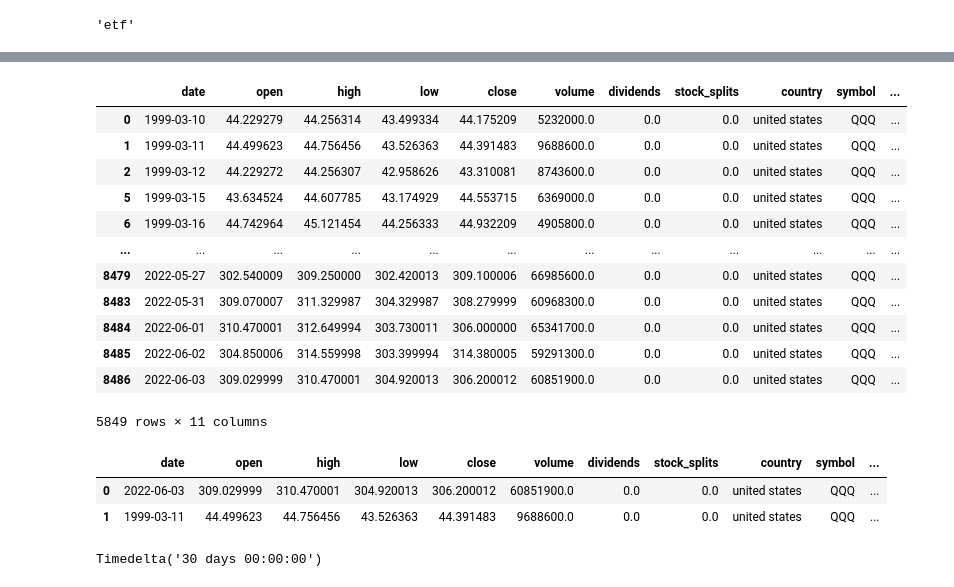
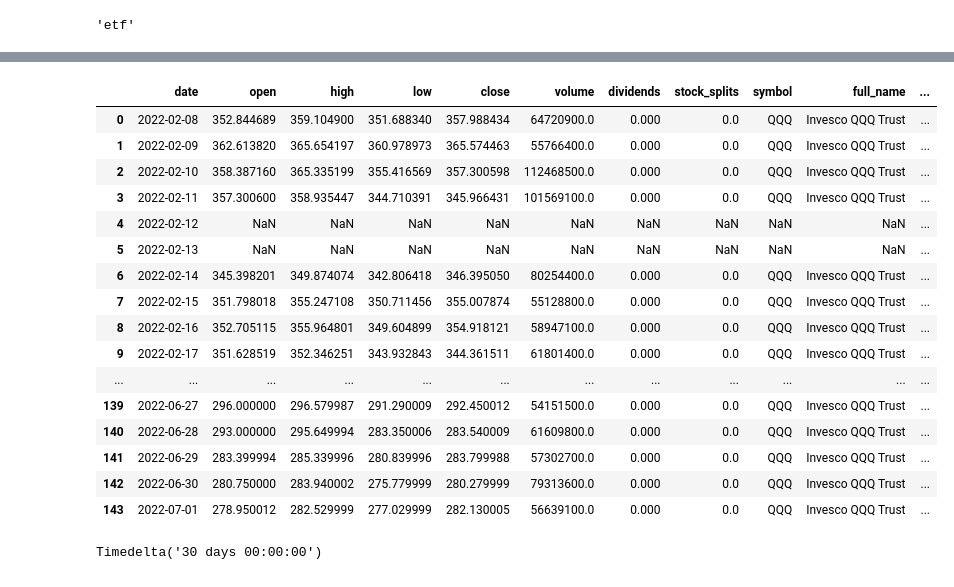
Before and after one commit to vifootball/stock-database-builder, a Jupyter notebook: get_data.ipynb, the cells around one changed output, grey strips where cells are left out. Drawn from its saved outputs; the diff is of its cells as text; code cells hidden in the pictures.

Commit message:
[refactor] use df.set_index() while calculating features of history

```diff
--- a/get_data.ipynb
+++ b/get_data.ipynb
@@ -72,62 +72,58 @@ qqq
-# %%
-qqq.loc[qqq['close'].notnull()]
-# %% [output]
-|  | date | open | high | low | close | volume | dividends | stock_splits | country | symbol | ... |
-| 0 | 1999-03-10 | 44.229279 | 44.256314 | 43.499334 | 44.175209 | 5232000.0 | 0.0 | 0.0 | united states | QQQ | ... |
-| 1 | 1999-03-11 | 44.499623 | 44.756456 | 43.526363 | 44.391483 | 9688600.0 | 0.0 | 0.0 | united states | QQQ | ... |
-| 2 | 1999-03-12 | 44.229272 | 44.256307 | 42.958626 | 43.310081 | 8743600.0 | 0.0 | 0.0 | united states | QQQ | ... |
-| 5 | 1999-03-15 | 43.634524 | 44.607785 | 43.174929 | 44.553715 | 6369000.0 | 0.0 | 0.0 | united states | QQQ | ... |
-| 6 | 1999-03-16 | 44.742964 | 45.121454 | 44.256333 | 44.932209 | 4905800.0 | 0.0 | 0.0 | united states | QQQ | ... |
-| ... | ... | ... | ... | ... | ... | ... | ... | ... | ... | ... | ... |
-| 8479 | 2022-05-27 | 302.540009 | 309.250000 | 302.420013 | 309.100006 | 66985600.0 | 0.0 | 0.0 | united states | QQQ | ... |
-| 8483 | 2022-05-31 | 309.070007 | 311.329987 | 304.329987 | 308.279999 | 60968300.0 | 0.0 | 0.0 | united states | QQQ | ... |
-| 8484 | 2022-06-01 | 310.470001 | 312.649994 | 303.730011 | 306.000000 | 65341700.0 | 0.0 | 0.0 | united states | QQQ | ... |
-| 8485 | 2022-06-02 | 304.850006 | 314.559998 | 303.399994 | 314.380005 | 59291300.0 | 0.0 | 0.0 | united states | QQQ | ... |
-| 8486 | 2022-06-03 | 309.029999 | 310.470001 | 304.920013 | 306.200012 | 60851900.0 | 0.0 | 0.0 | united states | QQQ | ... |
-5849 rows × 11 columns
-# %%
-pd.DataFrame([qqq.iloc[-1], qqq.iloc[1]]).reset_index(drop=True)
-# pd.concat([qqq.iloc[-1], qqq.iloc[1]])
-# %% [output]
-|  | date | open | high | low | close | volume | dividends | stock_splits | country | symbol | ... |
-| 0 | 2022-06-03 | 309.029999 | 310.470001 | 304.920013 | 306.200012 | 60851900.0 | 0.0 | 0.0 | united states | QQQ | ... |
-| 1 | 1999-03-11 | 44.499623 | 44.756456 | 43.526363 | 44.391483 | 9688600.0 | 0.0 | 0.0 | united states | QQQ | ... |
 # %%
 def _preprocess_history(df):
         # 참고 -> date range 늘리는 것을 여기서 하기 (이전 거래일과 의 차이를 구할 떄 na 발생)
         # 날짜 데이터 전처리 맨 마지막 부분
+        #df.rename(columns={'Date': 'date'}, inplace = True)
         df['date'] = pd.to_datetime(df['date'])
+        df = df.set_index('date')
 
         # dividends
         df['dividends_paid'] = np.sign(df['dividends'])
-        df['dividends_paid_count_12m'] = df.set_index('date')['dividends_paid'].rolling(window='365d').sum().to_numpy() # tonumpy 안하며 nan 반환..
-        df['dividends_trailing_12m'] = df.set_index('date')['dividends'].rolling(window='365d').sum().to_numpy()
-        df['dividends_trailing_6m'] = (df.set_index('date')['dividends'].rolling(window='183d').sum().to_numpy())*2
+        df['dividends_paid_count_12m'] = df['dividends_paid'].rolling(window='365d').sum().to_numpy() # tonumpy 안하며 nan 반환..
+        df['dividends_trailing_12m'] = df['dividends'].rolling(window='365d').sum().to_numpy()
+        df['dividends_trailing_6m'] = (df['dividends'].rolling(window='183d').sum().to_numpy())*2
         df['dividends_rate_trailing_12m'] = df['dividends_trailing_12m']/df['close']
         df['dividends_rate_trailing_6m'] = df['dividends_trailing_6m']/df['close']
 
         # prices
         df['change'] = df['close'].diff().fillna(0)
         df['change_sign'] = np.sign(df['change'])
         df['all_time_high'] = df['close'].cummax()
         df['drawdown'] = (df['close']/df['all_time_high']) - 1
         df['max_drawdown'] = df['drawdown'].cummin()
         df['change_rate'] = df['change']/df['close']
 
-        df['close_avg_1y'] = df.set_index('date')['close'].rolling(window='365d').mean().to_numpy()
-        df['close_max_1y'] = df.set_index('date')['close'].rolling(window='365d').max().to_numpy()
-        df['close_min_1y'] = df.set_index('date')['close'].rolling(window='365d').min().to_numpy()
+        df['close_avg_1y'] = df['close'].rolling(window='365d').mean().to_numpy().round(2)
+        df['close_max_1y'] = df['close'].rolling(window='365d').max().to_numpy().round(2)
+        df['close_min_1y'] = df['close'].rolling(window='365d').min().to_numpy().round(2)
 
         # volumes
-        df['volume_avg_1y'] = df.set_index('date')['volume'].rolling(window='365d').mean().to_numpy()
-        df['volume_avg_6m'] = df.set_index('date')['volume'].rolling(window='180d').mean().to_numpy()
-        df['volume_avg_3m'] = df.set_index('date')['volume'].rolling(window='90d').mean().to_numpy()
+        df['volume_avg_1y'] = df['volume'].rolling(window='365d').mean().to_numpy().round(0)
+        df['volume_avg_6m'] = df['volume'].rolling(window='180d').mean().to_numpy().round(0)
+        df['volume_avg_3m'] = df['volume'].rolling(window='90d').mean().to_numpy().round(0)
 
-
-        df = df.set_index('date').asfreq(freq = "1d").reset_index()
+        df = df.asfreq(freq = "1d").reset_index()
         return df
 
 _preprocess_history(qqq[-100:])
+# %% [output]
+|  | date | open | high | low | close | volume | dividends | stock_splits | symbol | full_name | ... |
+| 0 | 2022-02-08 | 352.844689 | 359.104900 | 351.688340 | 357.988434 | 64720900.0 | 0.000 | 0.0 | QQQ | Invesco QQQ Trust | ... |
+| 1 | 2022-02-09 | 362.613820 | 365.654197 | 360.978973 | 365.574463 | 55766400.0 | 0.000 | 0.0 | QQQ | Invesco QQQ Trust | ... |
+| 2 | 2022-02-10 | 358.387160 | 365.335199 | 355.416569 | 357.300598 | 112468500.0 | 0.000 | 0.0 | QQQ | Invesco QQQ Trust | ... |
+| 3 | 2022-02-11 | 357.300600 | 358.935447 | 344.710391 | 345.966431 | 101569100.0 | 0.000 | 0.0 | QQQ | Invesco QQQ Trust | ... |
+| 4 | 2022-02-12 | NaN | NaN | NaN | NaN | NaN | NaN | NaN | NaN | NaN | ... |
+| 5 | 2022-02-13 | NaN | NaN | NaN | NaN | NaN | NaN | NaN | NaN | NaN | ... |
+| 6 | 2022-02-14 | 345.398201 | 349.874074 | 342.806418 | 346.395050 | 80254400.0 | 0.000 | 0.0 | QQQ | Invesco QQQ Trust | ... |
+| 7 | 2022-02-15 | 351.798018 | 355.247108 | 350.711456 | 355.007874 | 55128800.0 | 0.000 | 0.0 | QQQ | Invesco QQQ Trust | ... |
+| 8 | 2022-02-16 | 352.705115 | 355.964801 | 349.604899 | 354.918121 | 58947100.0 | 0.000 | 0.0 | QQQ | Invesco QQQ Trust | ... |
+| 9 | 2022-02-17 | 351.628519 | 352.346251 | 343.932843 | 344.361511 | 61801400.0 | 0.000 | 0.0 | QQQ | Invesco QQQ Trust | ... |
+| ... | ... | ... | ... | ... | ... | ... | ... | ... | ... | ... | ... |
+| 139 | 2022-06-27 | 296.000000 | 296.579987 | 291.290009 | 292.450012 | 54151500.0 | 0.000 | 0.0 | QQQ | Invesco QQQ Trust | ... |
+| 140 | 2022-06-28 | 293.000000 | 295.649994 | 283.350006 | 283.540009 | 61609800.0 | 0.000 | 0.0 | QQQ | Invesco QQQ Trust | ... |
+| 141 | 2022-06-29 | 283.399994 | 285.339996 | 280.839996 | 283.799988 | 57302700.0 | 0.000 | 0.0 | QQQ | Invesco QQQ Trust | ... |
+| 142 | 2022-06-30 | 280.750000 | 283.940002 | 275.779999 | 280.279999 | 79313600.0 | 0.000 | 0.0 | QQQ | Invesco QQQ Trust | ... |
+| 143 | 2022-07-01 | 278.950012 | 282.529999 | 277.029999 | 282.130005 | 56639100.0 | 0.000 | 0.0 | QQQ | Invesco QQQ Trust | ... |
 # %%
 pd.Timedelta('30 days')
 # %% [output]
```
Also changed, not shown: parts of 9 cells of this notebook, 2 other files.
